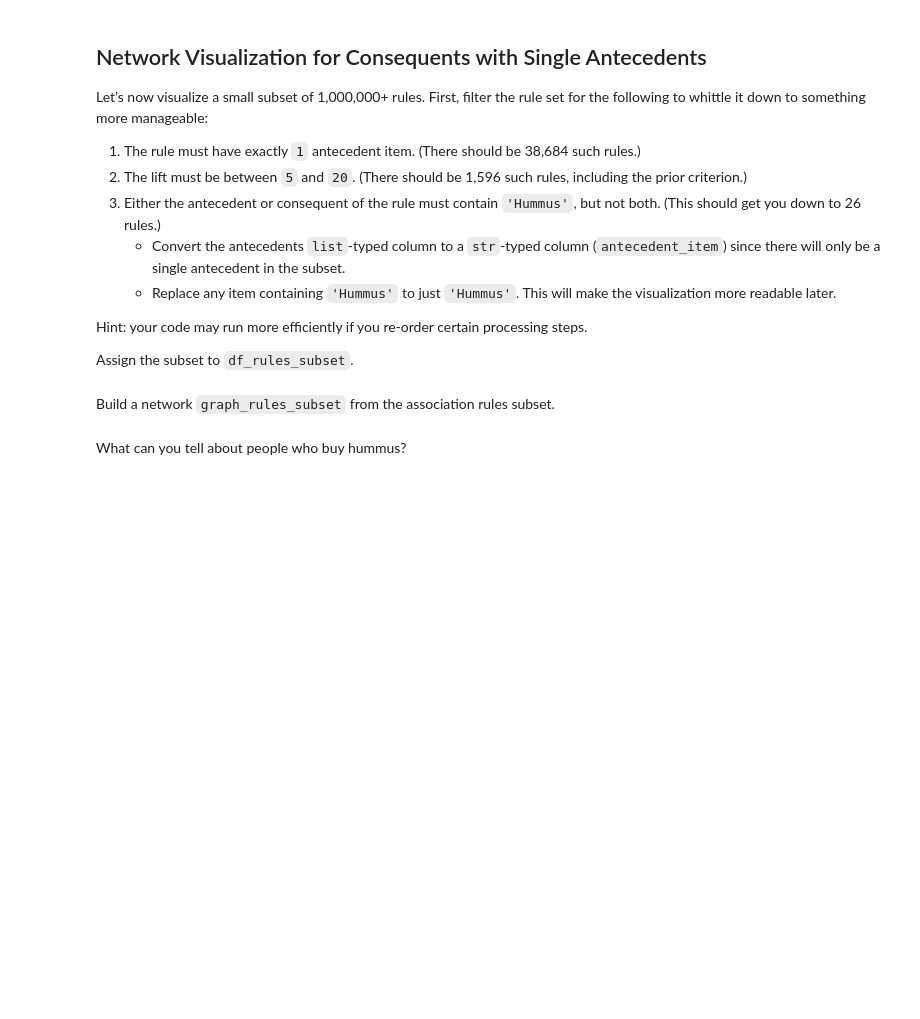
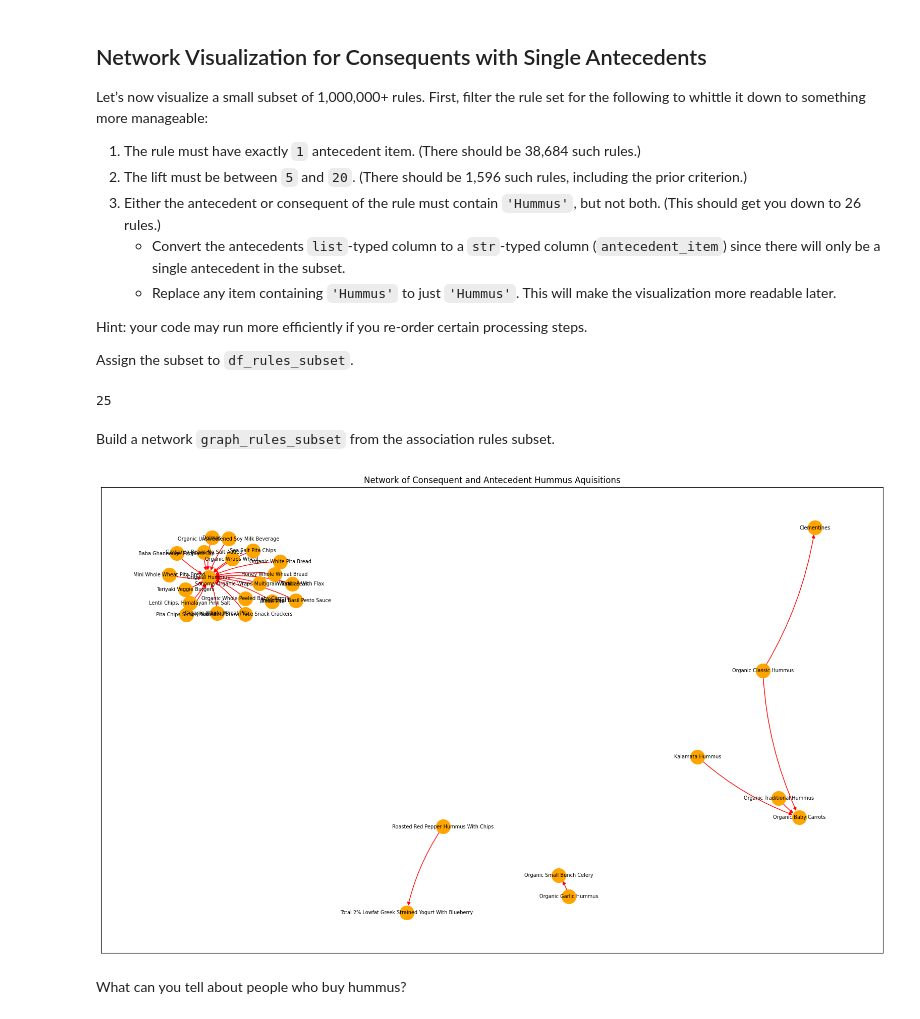
Before and after one commit to arnavdeepaware/my-fork-2024-DS-Wed, a Jupyter notebook: Week-05-Unsupervised-Learning/Exercise-AD.ipynb, the cells around one changed output. Drawn from its saved outputs; the diff is of its cells as text; code cells hidden in the pictures; blank space fills up the shorter version.

```diff
--- a/Week-05-Unsupervised-Learning/Exercise-AD.ipynb
+++ b/Week-05-Unsupervised-Learning/Exercise-AD.ipynb
@@ -100,14 +125,56 @@ df_rules_subset = # Something goes here.
+# %%
+# Define df_rules_subset.
+
+#Rule 1
+df_rules_subset = df_rules[df_rules['antecedent_items'].apply(lambda x: len(x) == 1)]
+len(df_rules_subset)
+
+#Rule 2
+df_rules_subset = df_rules_subset[((df_rules_subset['lift'] <= 20) & (df_rules_subset['lift'] >= 5))]
+len(df_rules_subset)
+
+#Rule 3
+df_rules_subset['antecedent_items'] = df_rules_subset['antecedent_items'].apply(lambda x: x[0])
+
+ante_hummus = df_rules_subset['antecedent_items'].apply(lambda x: 'Hummus' in str(x))
+cons_hummus = df_rules_subset['consequent_item'].apply(lambda x: 'Hummus' in str(x))
+
+df_rules_subset = df_rules_subset[(ante_hummus ^ cons_hummus)]
+
+len(df_rules_subset) #This is 25 not 26!
+# %% [output]
+25
 # %% [markdown]
 Build a network `graph_rules_subset` from the association rules subset.
 # %%
 # Define graph_rules_subset, add the graph’s edges, and plot it. You may need a large figure size, smaller node size, and smaller font size.
 
 graph_rules_subset = nx.MultiDiGraph()
-graph_rules_subset.add_edges_from(
-    # Something goes here.
-)
+
+#Add edges
+edges = []
+
+for index, row in df_rules_subset.iterrows():
+    edges.append((row['antecedent_items'], row['consequent_item']))
+
+
+graph_rules_subset.add_edges_from(edges)
 
 # Then render the graph.
+plt.figure(figsize=(20,12))
+nx.draw_networkx(graph_rules_subset,
+                 node_size=400,
+                 node_color='orange',
+                 font_size=7,
+                 edge_color='red',
+                 connectionstyle='arc3, rad=0.1')
+plt.title("Network of Consequent and Antecedent Hummus Aquisitions")
+plt.show()
+
+#Comment For Self
+    #Read documentation on this library and understand more possibilities with this data
+# %% [output]
+[figure, added]
 # %% [markdown]
 What can you tell about people who buy hummus?
 # %% [markdown]
```
Also changed, not shown: parts of 5 cells of this notebook.
